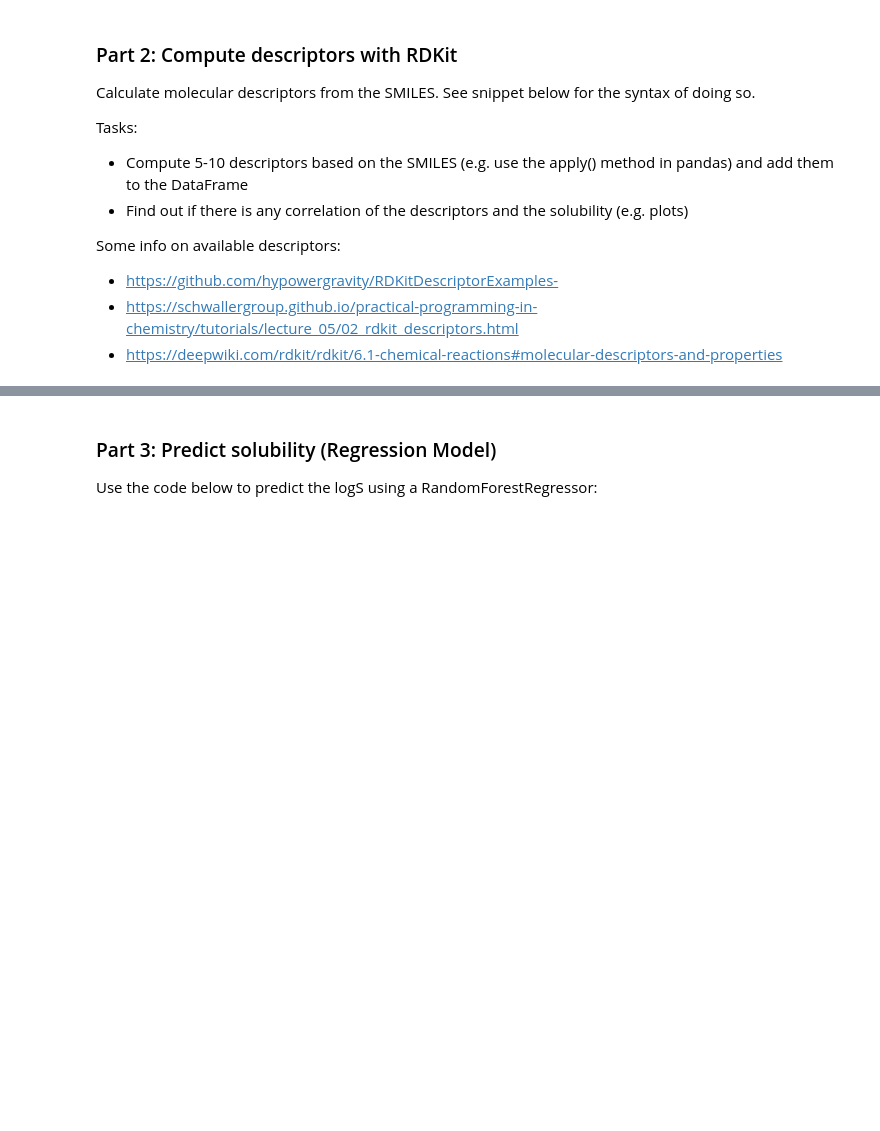
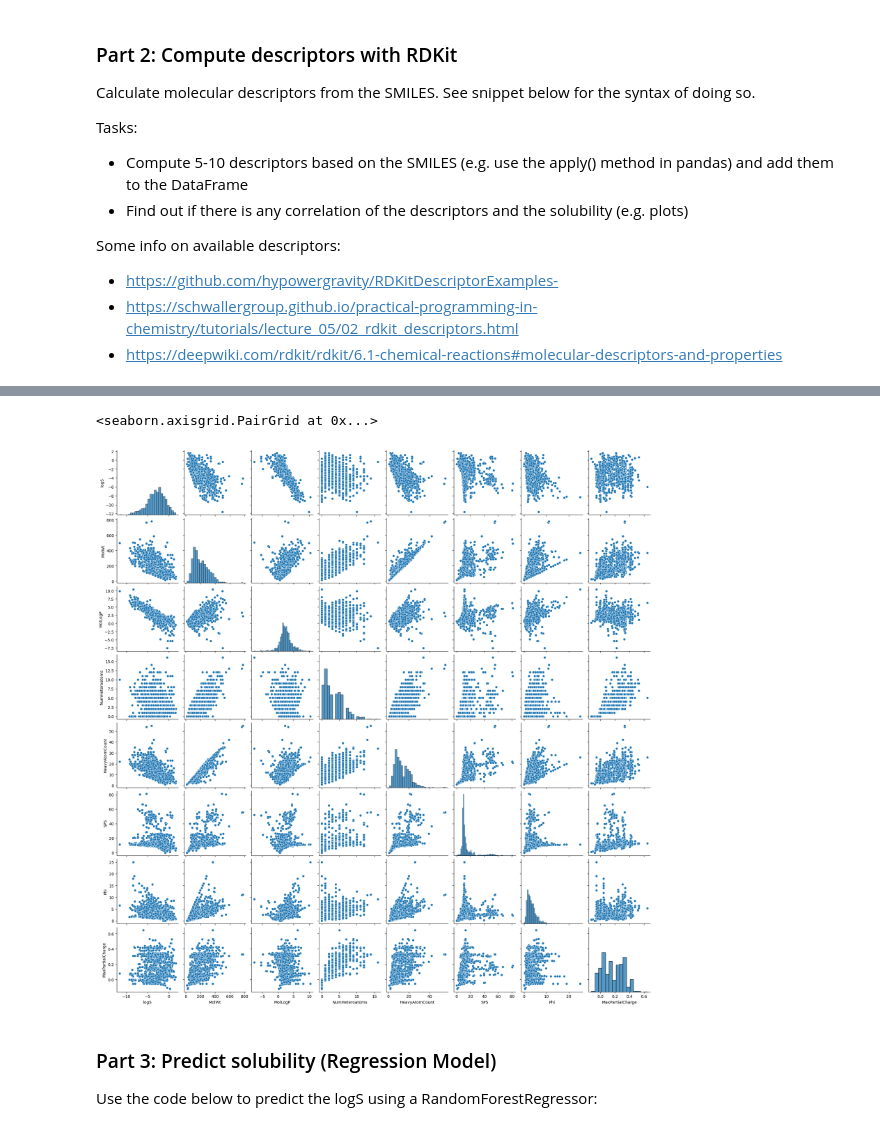
Before and after one commit to DSoeldi/DSA103, a Jupyter notebook: LifeScienceData/lecture13/RDKIt_Workshop.ipynb, the cells around one changed output, grey strips where cells are left out. Drawn from its saved outputs; the diff is of its cells as text; code cells hidden in the pictures; blank space fills up the shorter version.

```diff
--- a/LifeScienceData/lecture13/RDKIt_Workshop.ipynb
+++ b/LifeScienceData/lecture13/RDKIt_Workshop.ipynb
@@ -112,3 +122,8 @@ df.head()
+# %%
+sns.pairplot(df)
+# %% [output]
+<seaborn.axisgrid.PairGrid at 0x...>
+[figure, added]
 # %% [markdown]
 ### Part 3: Predict solubility (Regression Model)
 
```
Also changed, not shown: parts of 13 cells of this notebook.
